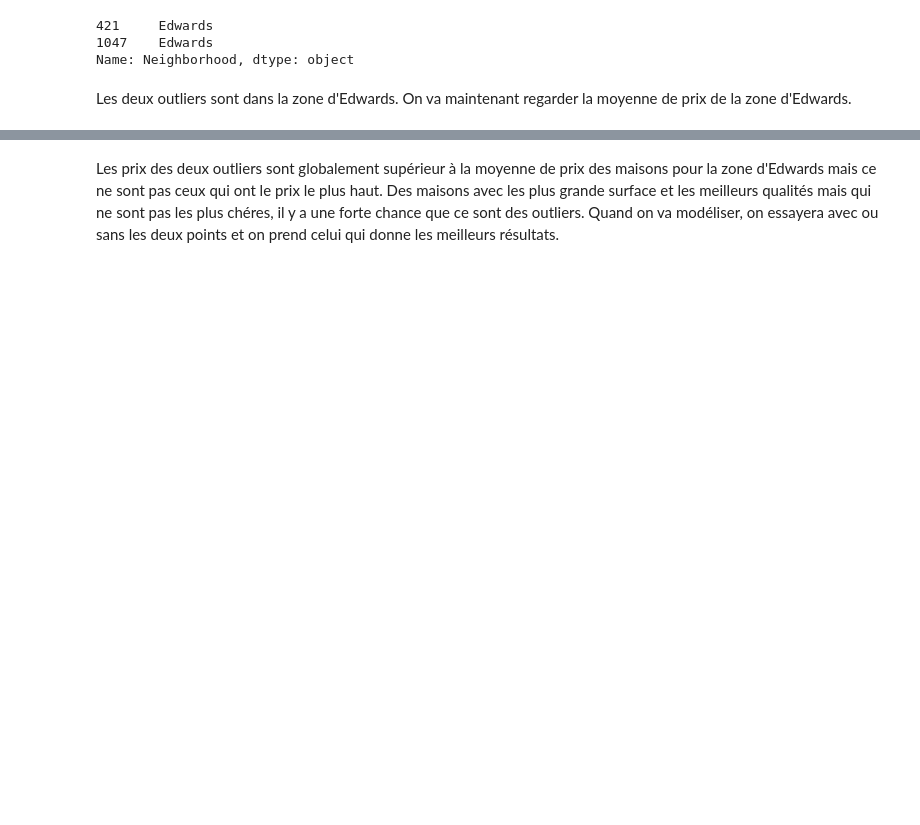
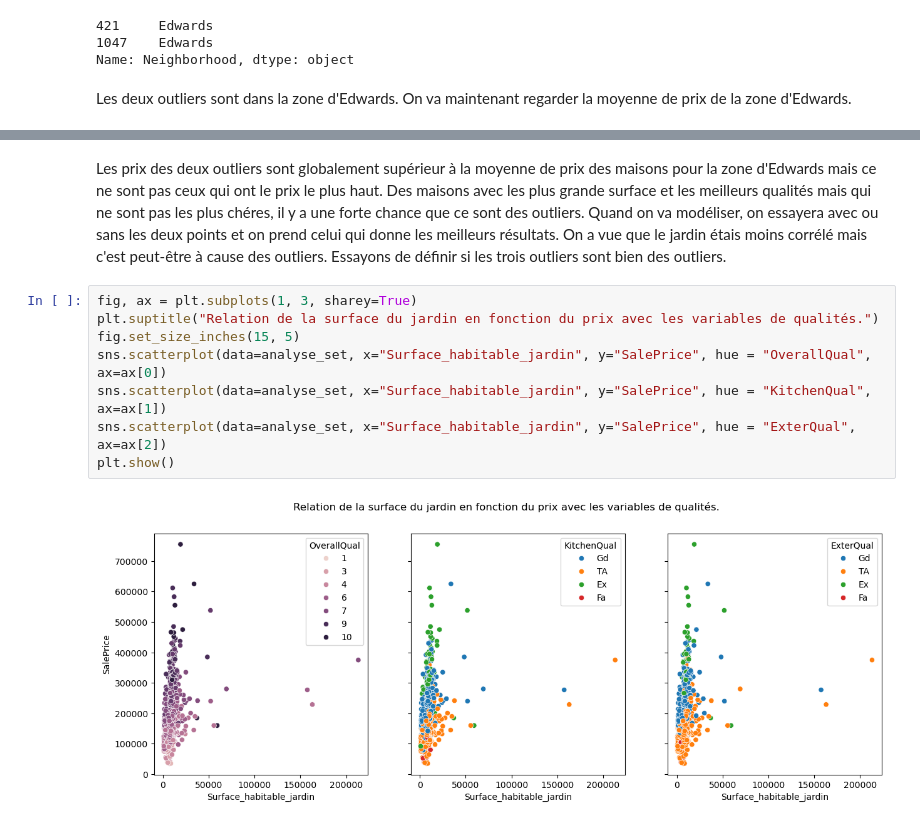
Before and after one commit to fmazur57u/Prediction_prix_immobilier, a Jupyter notebook: projet_prix_immobilier.ipynb, the cells around one changed output, grey strips where cells are left out. Saved outputs shown, nothing was run; the diff lists cells and outputs as text; blank space fills up the shorter version.

```diff
--- a/projet_prix_immobilier.ipynb
+++ b/projet_prix_immobilier.ipynb
@@ -802,4 +823,14 @@ min       58500.000000
 max      274970.000000
 Name: SalePrice, dtype: float64
 # %% [markdown]
-Les prix des deux outliers sont globalement supérieur à la moyenne de prix des maisons pour la zone d'Edwards mais ce ne sont pas ceux qui ont le prix le plus haut. Des maisons avec les plus grande surface et les meilleurs qualités mais qui ne sont pas les plus chéres, il y a une forte chance que ce sont des outliers. Quand on va modéliser, on essayera avec ou sans les deux points et on prend celui qui donne les meilleurs résultats.
+Les prix des deux outliers sont globalement supérieur à la moyenne de prix des maisons pour la zone d'Edwards mais ce ne sont pas ceux qui ont le prix le plus haut. Des maisons avec les plus grande surface et les meilleurs qualités mais qui ne sont pas les plus chéres, il y a une forte chance que ce sont des outliers. Quand on va modéliser, on essayera avec ou sans les deux points et on prend celui qui donne les meilleurs résultats. On a vue que le jardin étais moins corrélé mais c'est peut-être à cause des outliers. Essayons de définir si les trois outliers sont bien des outliers.
+# %%
+fig, ax = plt.subplots(1, 3, sharey=True)
+plt.suptitle("Relation de la surface du jardin en fonction du prix avec les variables de qualités.")
+fig.set_size_inches(15, 5)
+sns.scatterplot(data=analyse_set, x="Surface_habitable_jardin", y="SalePrice", hue = "OverallQual", ax=ax[0])
+sns.scatterplot(data=analyse_set, x="Surface_habitable_jardin", y="SalePrice", hue = "KitchenQual", ax=ax[1])
+sns.scatterplot(data=analyse_set, x="Surface_habitable_jardin", y="SalePrice", hue = "ExterQual", ax=ax[2])
+plt.show()
+# %% [output]
+[figure, added]
```
Also changed, not shown: parts of 80 cells of this notebook.
